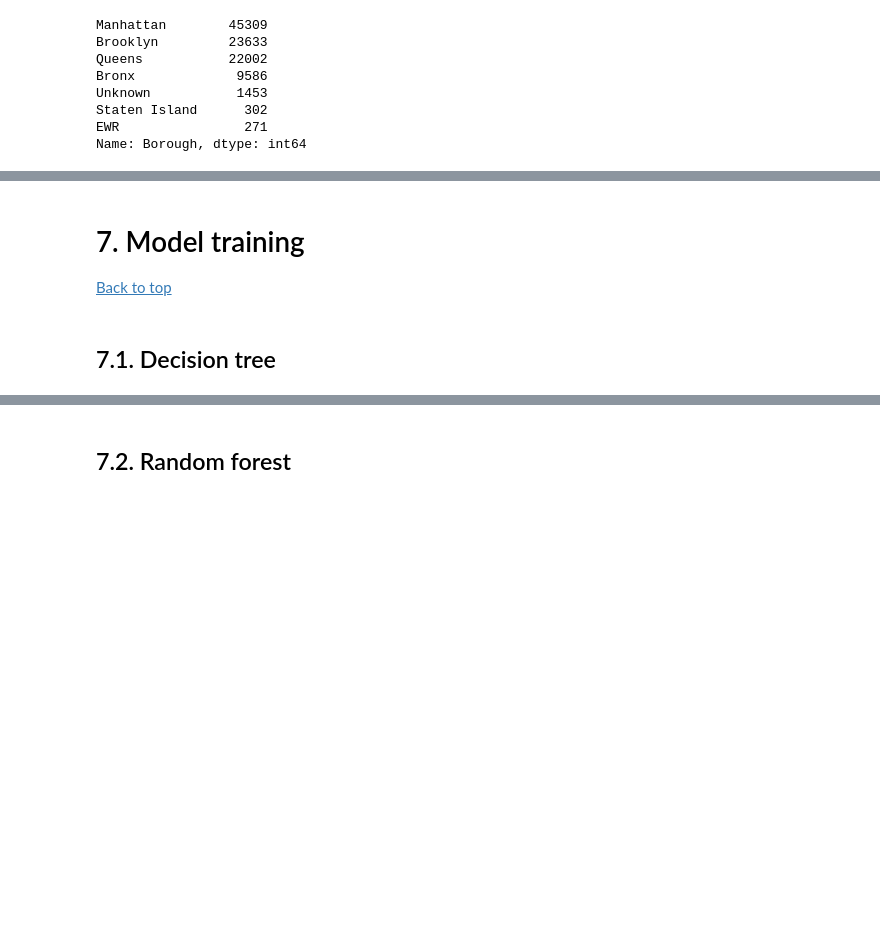
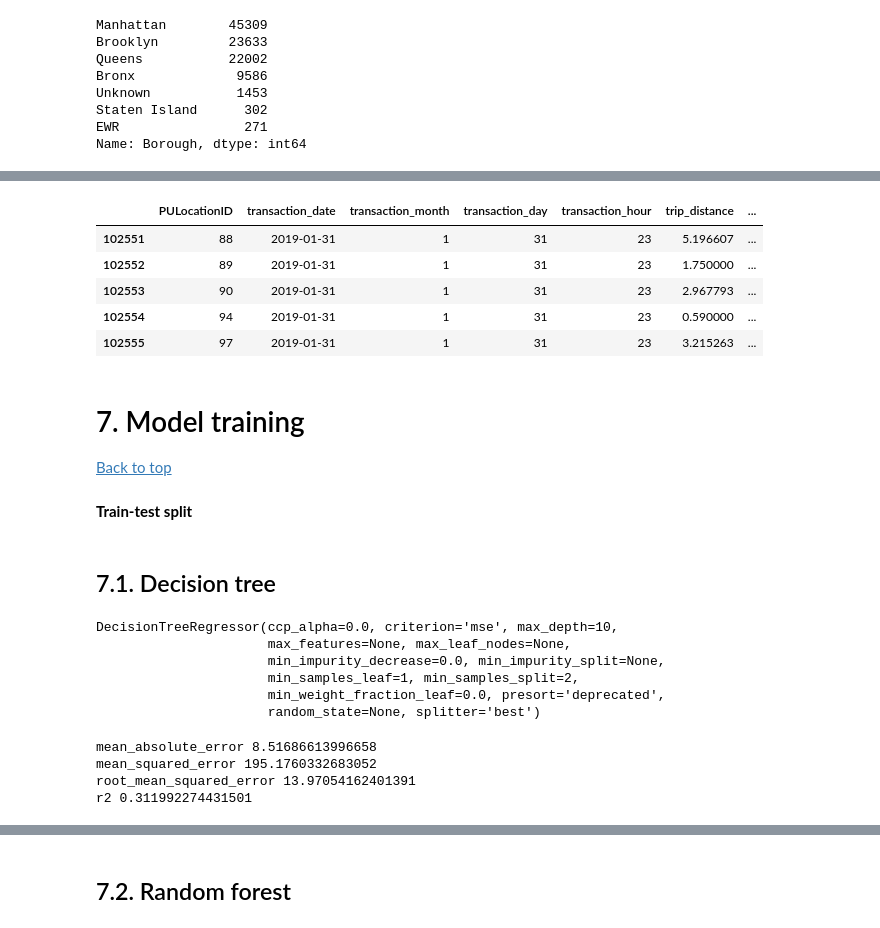
Before and after one commit to dom-emery96/New-York-Taxi-Analysis, a Jupyter notebook: New-York-Taxi-Analysis.ipynb, the cells around one changed output, grey strips where cells are left out. Drawn from its saved outputs; the diff is of its cells as text; code cells hidden in the pictures; blank space fills up the shorter version.

```diff
--- a/New-York-Taxi-Analysis.ipynb
+++ b/New-York-Taxi-Analysis.ipynb
@@ -549,0 +744,5 @@ Name: Borough, dtype: int64
+# %%
+nyc_taxi_with_weather = data_with_new_features.merge(nyc_weather, left_on = ['transaction_month','transaction_day','transaction_hour'], right_on = ['month','day','hour'], how='left')
+
+print(nyc_taxi_with_weather.shape)
+nyc_taxi_with_weather.head()
@@ -549,0 +758,3 @@ Name: Borough, dtype: int64
+# %%
+nyc_taxi_with_weather = nyc_taxi_with_weather.drop(['date and time','hour','month','day'], axis=1)
+nyc_taxi_with_weather.head()
@@ -549,0 +790,5 @@ Name: Borough, dtype: int64
+# %%
+nyc_taxi_with_weather = nyc_taxi_with_weather.sort_values(['transaction_date','transaction_hour']).reset_index().drop('index',axis=1)
+# %%
+nyc_taxi_with_weather = nyc_taxi_with_weather.interpolate()
+nyc_taxi_with_weather.isna().sum()
@@ -550,3 +815,12 @@ Name: Borough, dtype: int64
+# %%
+nyc_taxi_with_weather.tail()
+# %% [output]
+|  | PULocationID | transaction_date | transaction_month | transaction_day | transaction_hour | trip_distance | ... |
+| 102551 | 88 | 2019-01-31 | 1 | 31 | 23 | 5.196607 | ... |
+| 102552 | 89 | 2019-01-31 | 1 | 31 | 23 | 1.750000 | ... |
+| 102553 | 90 | 2019-01-31 | 1 | 31 | 23 | 2.967793 | ... |
+| 102554 | 94 | 2019-01-31 | 1 | 31 | 23 | 0.590000 | ... |
+| 102555 | 97 | 2019-01-31 | 1 | 31 | 23 | 3.215263 | ... |
 # %% [markdown]
 # 7. Model training <a id='model_training'></a>
 [Back to top](#table_of_contents)
@@ -552,0 +835,2 @@ Name: Borough, dtype: int64
+# %% [markdown]
+__Train-test split__
@@ -553,2 +847,33 @@ Name: Borough, dtype: int64
 # %% [markdown]
 ## 7.1. Decision tree <a id='decision_tree'></a>
+# %%
+from sklearn.tree import DecisionTreeRegressor
+
+decision_tree = DecisionTreeRegressor(max_depth=10)
+decision_tree.fit(X_train, y_train)
+# %% [output]
+DecisionTreeRegressor(ccp_alpha=0.0, criterion='mse', max_depth=10,
+                      max_features=None, max_leaf_nodes=None,
+                      min_impurity_decrease=0.0, min_impurity_split=None,
+                      min_samples_leaf=1, min_samples_split=2,
+                      min_weight_fraction_leaf=0.0, presort='deprecated',
+                      random_state=None, splitter='best')
+# %%
+model_at_hand = decision_tree
+
+y_pred = model_at_hand.predict(X_test)
+
+from sklearn.metrics import mean_absolute_error
+from sklearn.metrics import mean_squared_error
+from sklearn.metrics import r2_score
+from math import sqrt
+
+print('mean_absolute_error', mean_absolute_error(y_test, y_pred))
+print('mean_squared_error', mean_squared_error(y_test, y_pred))
+print('root_mean_squared_error', sqrt(mean_squared_error(y_test, y_pred)))
+print('r2', r2_score(y_test, y_pred))
+# %% [output]
+mean_absolute_error 8.51686613996658
+mean_squared_error 195.1760332683052
+root_mean_squared_error 13.97054162401391
+r2 0.311992274431501
```
Also changed, not shown: parts of 92 cells of this notebook.
